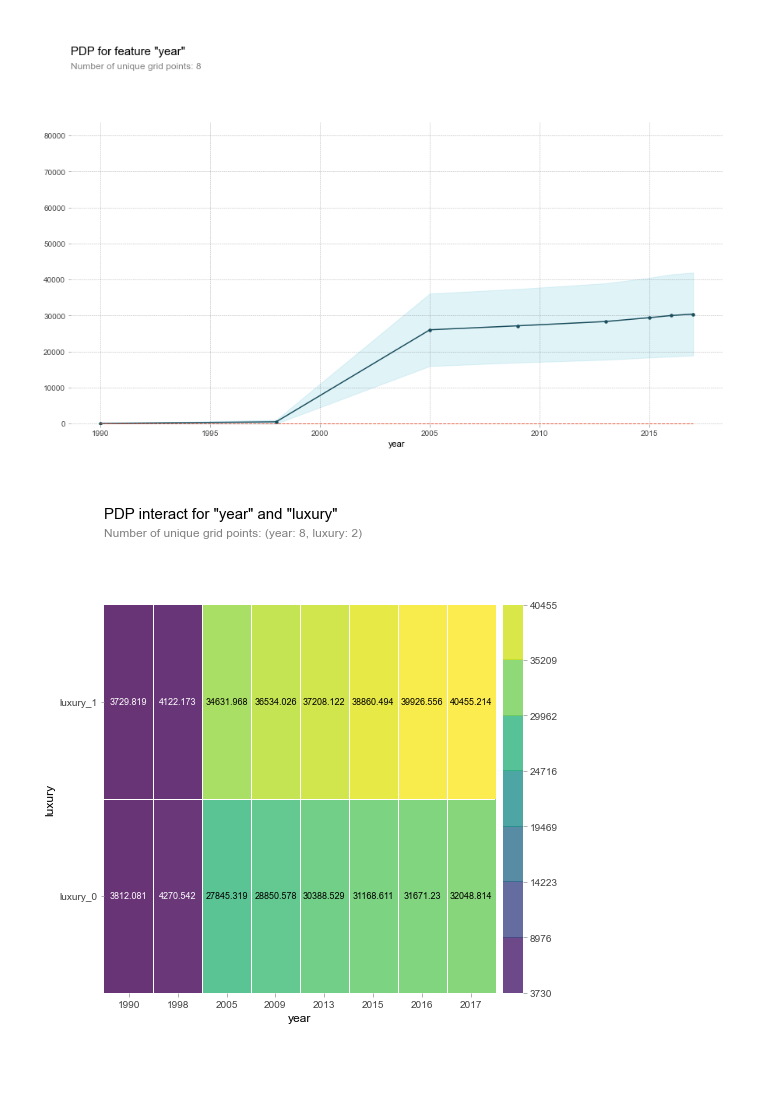
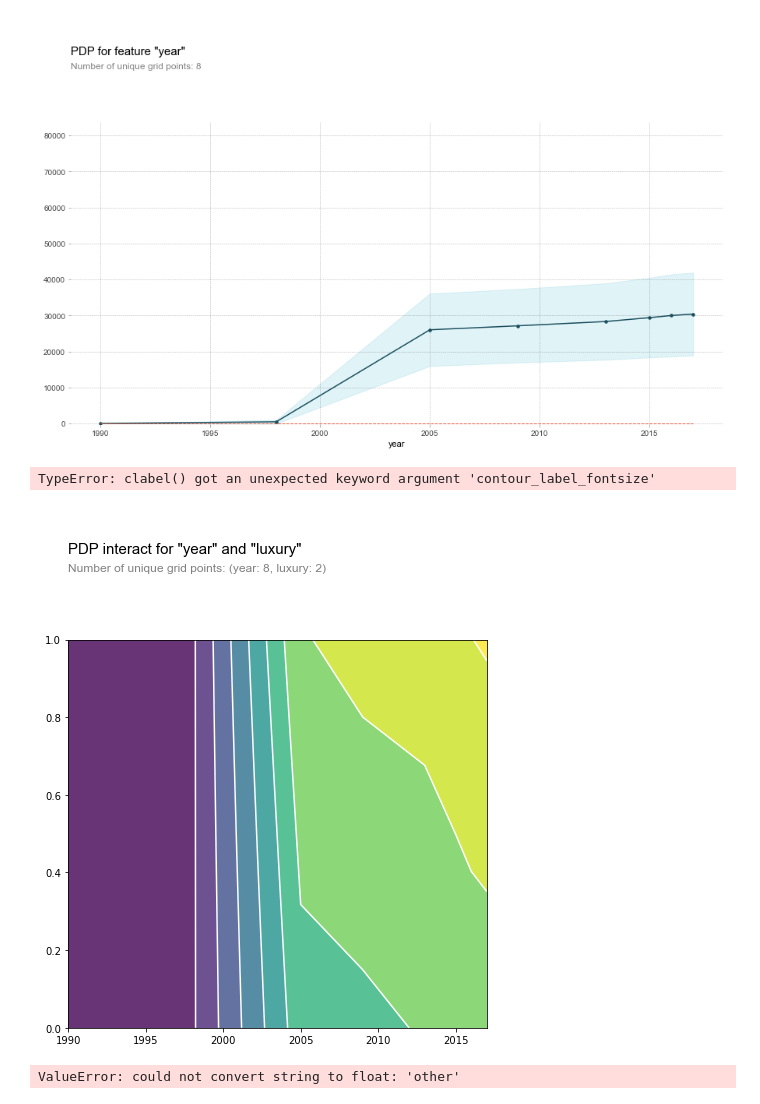
Before and after one commit to dakotagporter/DS-Unit-2-Applied-Modeling, a Jupyter notebook: Build Week/BW2.ipynb, the cells around one changed output. Saved outputs shown, nothing was run; the diff lists cells and outputs as text; code cells hidden in the pictures; blank space fills up the shorter version.

```diff
--- a/Build Week/BW2.ipynb
+++ b/Build Week/BW2.ipynb
@@ -491,12 +499,28 @@ pdp_plot(isolate, 'year');
 # %%
 ## PDP to see how luxury and year influence price predictions
 ## engine_hp has null values
 
 interact = pdp_interact(gbr,
                        X_test,
                        X_test.columns,
                        ['year', 'luxury'])
 
-pdp_interact_plot(interact, plot_type='grid', feature_names=['year', 'luxury']);
+pdp_interact_plot(interact, plot_type='contour', feature_names=['year', 'luxury']);
 # %% [output]
+TypeError: clabel() got an unexpected keyword argument 'contour_label_fontsize'
-[figure, old version]
+[figure, new version]
+# %%
+## Show Shapley value feature pressures on predictions with two contrasting years
+## year < 2000
+row = X_test.iloc[[2]]
+
+explainer = TreeExplainer(gbr[-1])
+shap_values = explainer.shap_values(row)
+
+#shap.initjs()
+
+#shap.force_plot(explainer.expected_value,
+#               shap_values,
+#               row);
+# %% [output]
+ValueError: could not convert string to float: 'other'
```
Also changed, not shown: parts of 8 cells of this notebook.
